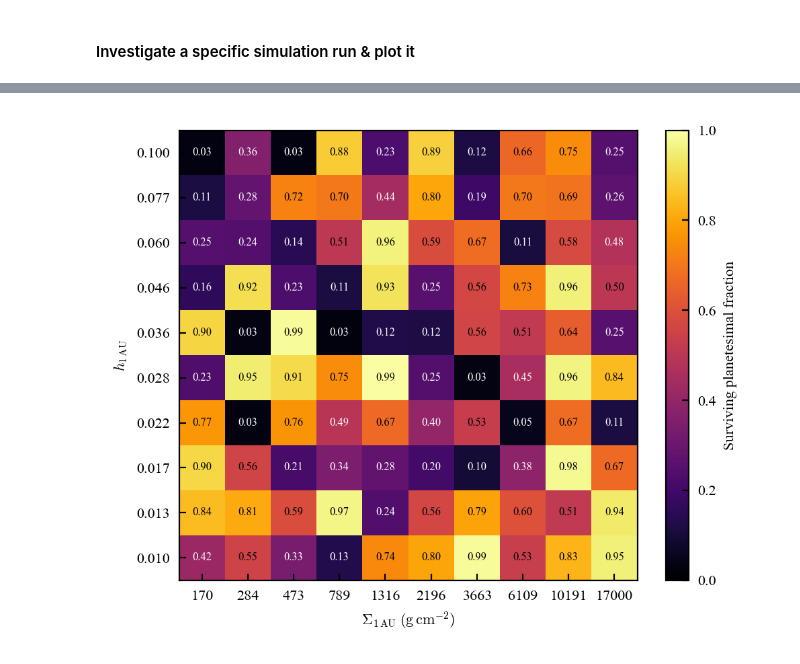
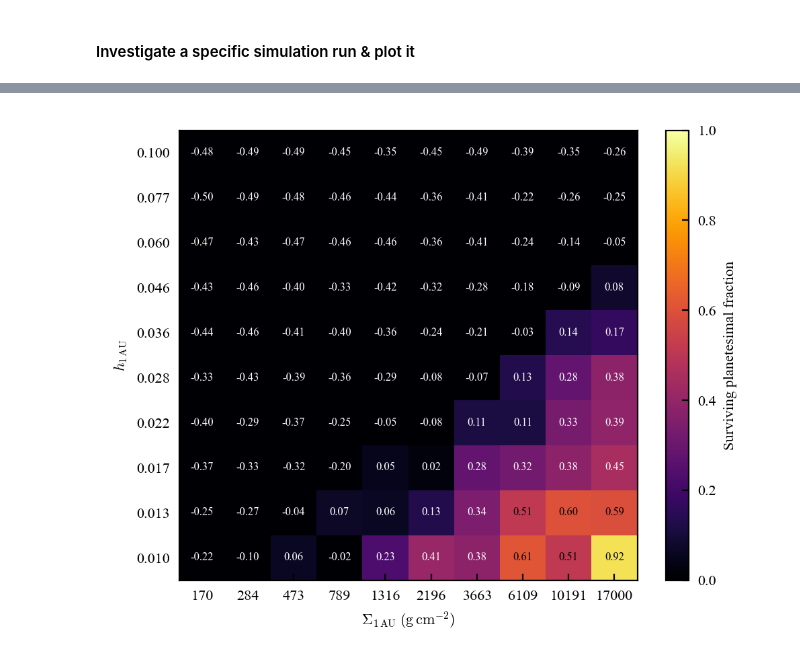
Before and after one commit to dchen10Git/uh-ifa-reu-2026, a Jupyter notebook: analyze_sims.ipynb, the cells around one changed output, grey strips where cells are left out. Cells and saved outputs as stored; diff of their text form; code cells hidden in the pictures.

```diff
--- a/analyze_sims.ipynb
+++ b/analyze_sims.ipynb
@@ -443,15 +469,0 @@ surv_fracs = np.array(surv_fracs)
-# %%
-rows = []
-
-for i in range(100):
-    Sigma_1au = 1700 * np.tile(np.logspace(-1, 1, num=10), 10)[i] # Each row is the same
-    h_1au = np.repeat(np.logspace(-2, -1, num=10), 10)[i] # Each column is the same
-
-    rows.append({
-        "Sigma_1au": Sigma_1au,
-        "h": h_1au,
-        # "frac ptsml": surv_fracs[i]/100
-        "frac ptsml": np.random.uniform(0,1)
-    })
-
-param_study_df = pd.DataFrame(rows)
@@ -458,13 +573,13 @@ param_study_df = pd.DataFrame(rows)
 # %%
-def plot_param_study():
+def plot_param_study(outcomes):
     # Parameter values actually used in the simulations
-    Sigma_vals = np.sort(param_study_df["Sigma_1au"].unique())
-    h_vals = np.sort(param_study_df["h"].unique())
+    Sigma_vals = np.sort(outcomes["Sigma_1au"].unique())
+    h_vals = np.sort(outcomes["h"].unique())
 
     # Create 2D grid of surviving fractions
     grid = (
-        param_study_df
-        .pivot(index="Sigma_1au", columns="h", values="frac ptsml")
+        outcomes
+        .pivot(index="Sigma_1au", columns="h", values="surv_frac")
         .reindex(index=Sigma_vals, columns=h_vals)
     )
 
@@ -508,35 +623,35 @@ def plot_param_study():
     ax.minorticks_off()
 
     ax.set_xlabel(r"$\Sigma_{1\,\rm AU}\;(\mathrm{g\,cm^{-2}})$")
     ax.set_ylabel(r"$h_{1\,\rm AU}$")
 
     # Add cell labels
     for i, sigma in enumerate(Sigma_vals):
         for j, h in enumerate(h_vals):
             value = values[i, j]
 
             if np.isnan(value):
                 continue
 
             ax.text(
                 sigma,
                 h,
                 f"{value:.2f}",
                 ha="center",
                 va="center",
                 fontsize=6,
                 color="white" if value < 0.5 else "black"
             )
 
     cbar = fig.colorbar(mesh, ax=ax)
     cbar.set_label("Surviving planetesimal fraction")
 
     plt.tight_layout()
     plt.show()
 
-plot_param_study()
+plot_param_study(outcomes)
 # %% [output]
-[figure, old version]
+[figure, new version]
 # %%
 def plot_ae_snapshot(saved_sim, *snapshot_times):
     """Plot a vs e at a one or more snapshots.
```
Also changed, not shown: parts of 8 cells of this notebook, 3 other files.
